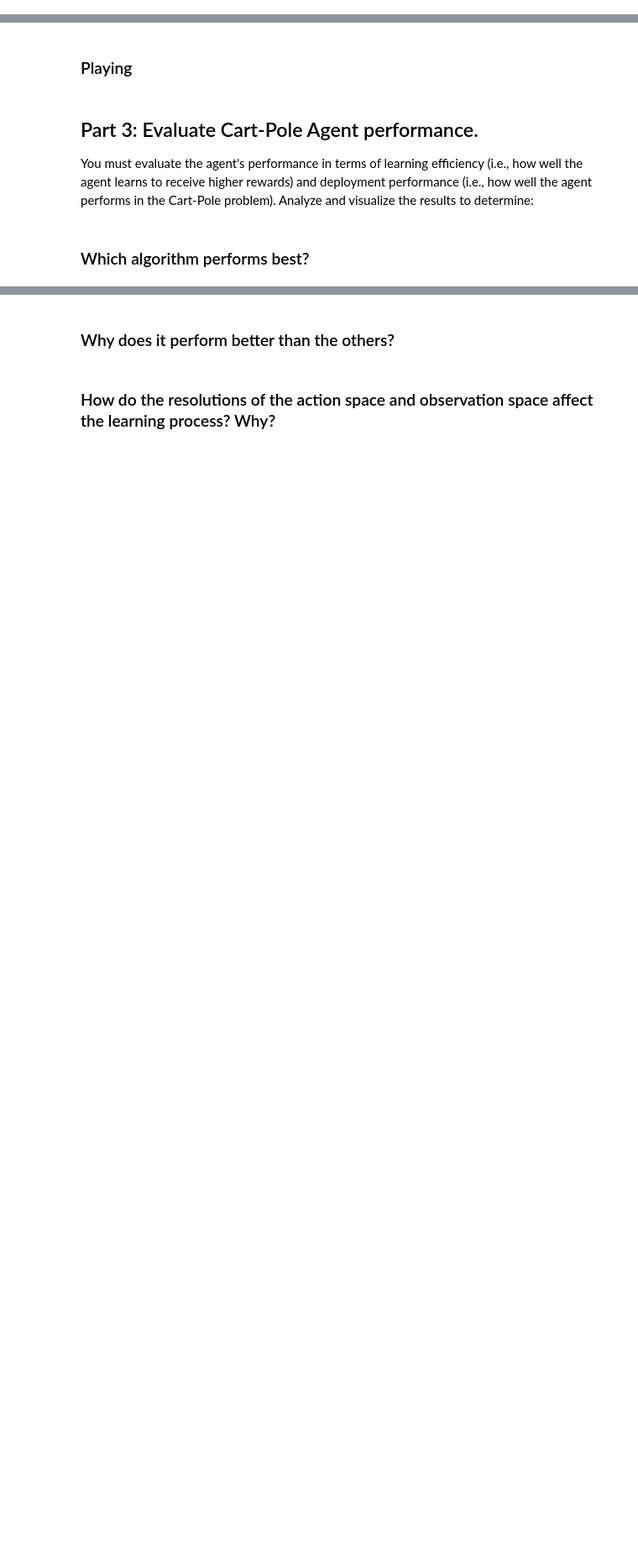
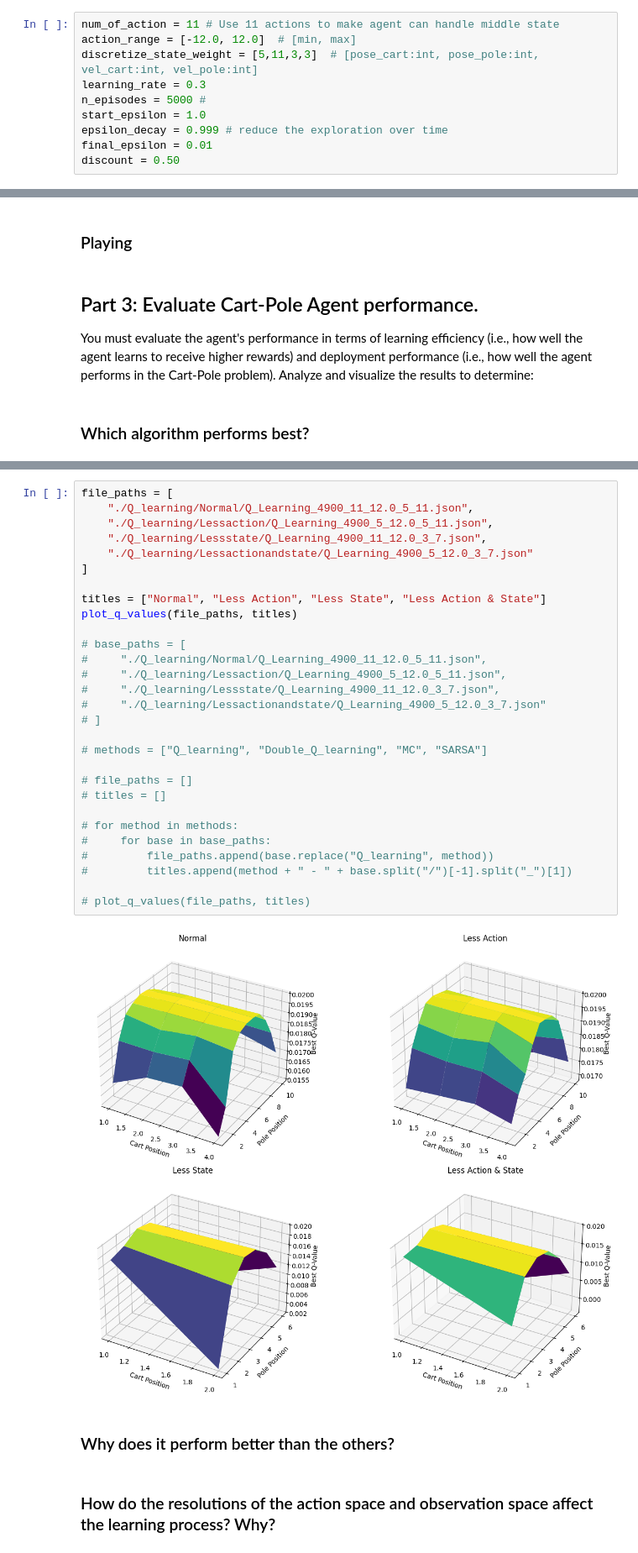
Before and after one commit to Aitthikit/DRLHW2, a Jupyter notebook: HW2.ipynb, the cells around one changed output, grey strips where cells are left out. Shown: that part at 84% size. Saved outputs shown, nothing was run; the diff lists cells and outputs as text; blank space fills up the shorter version.

```diff
--- a/HW2.ipynb
+++ b/HW2.ipynb
@@ -19,0 +58,10 @@
+# %%
+num_of_action = 11 # Use 11 actions to make agent can handle middle state
+action_range = [-12.0, 12.0]  # [min, max]
+discretize_state_weight = [5,11,3,3]  # [pose_cart:int, pose_pole:int, vel_cart:int, vel_pole:int]
+learning_rate = 0.3
+n_episodes = 5000 #
+start_epsilon = 1.0
+epsilon_decay = 0.999 # reduce the exploration over time
+final_epsilon = 0.01
+discount = 0.50
@@ -44,3 +483,34 @@ You must evaluate the agent's performance in terms of learning efficiency (i.e.,
+# %%
+file_paths = [
+    "./Q_learning/Normal/Q_Learning_4900_11_12.0_5_11.json",
+    "./Q_learning/Lessaction/Q_Learning_4900_5_12.0_5_11.json",
+    "./Q_learning/Lessstate/Q_Learning_4900_11_12.0_3_7.json",
+    "./Q_learning/Lessactionandstate/Q_Learning_4900_5_12.0_3_7.json"
+]
+
+titles = ["Normal", "Less Action", "Less State", "Less Action & State"]
+plot_q_values(file_paths, titles)
+
+# base_paths = [
+#     "./Q_learning/Normal/Q_Learning_4900_11_12.0_5_11.json",
+#     "./Q_learning/Lessaction/Q_Learning_4900_5_12.0_5_11.json",
+#     "./Q_learning/Lessstate/Q_Learning_4900_11_12.0_3_7.json",
+#     "./Q_learning/Lessactionandstate/Q_Learning_4900_5_12.0_3_7.json"
+# ]
+
+# methods = ["Q_learning", "Double_Q_learning", "MC", "SARSA"]
+
+# file_paths = []
+# titles = []
+
+# for method in methods:
+#     for base in base_paths:
+#         file_paths.append(base.replace("Q_learning", method))
+#         titles.append(method + " - " + base.split("/")[-1].split("_")[1])
+
+# plot_q_values(file_paths, titles)
+# %% [output]
+[figure, added]
 # %% [markdown]
 ### Why does it perform better than the others?
 # %% [markdown]
```
Also changed, not shown: parts of 28 cells of this notebook, 1 other file.
